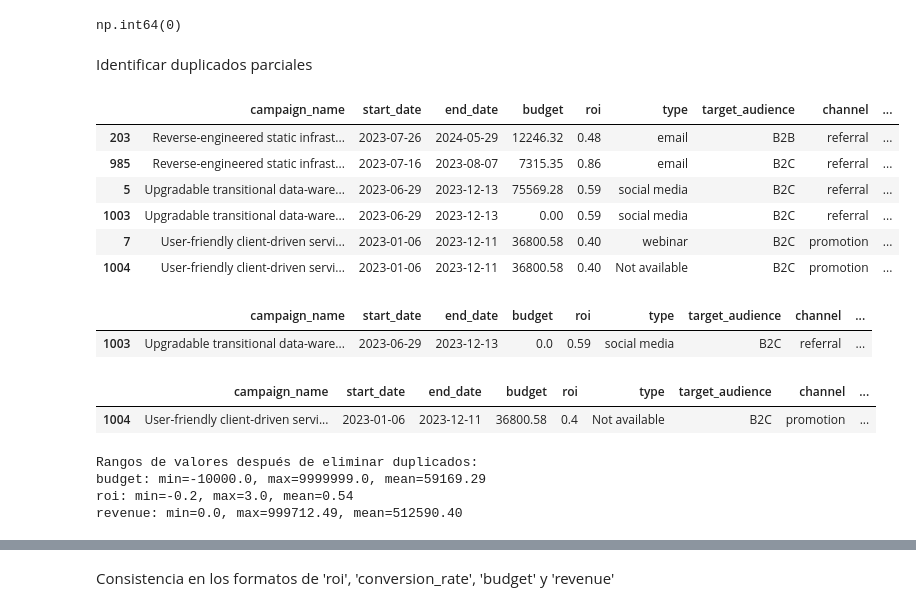
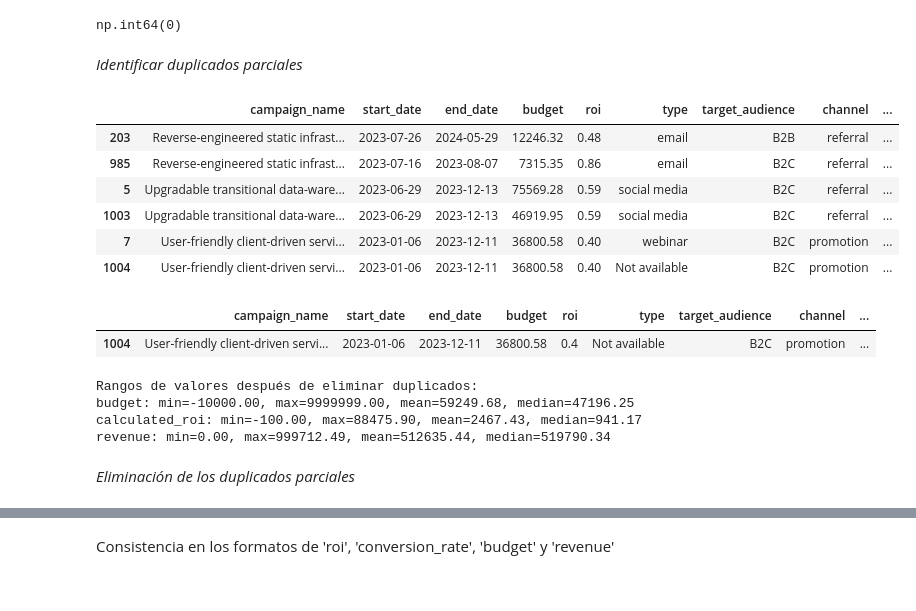
Before and after one commit to Victor-Marti/marketing, a Jupyter notebook: notebooks/preprocesamiento.ipynb, the cells around one changed output, grey strips where cells are left out. Saved outputs shown, nothing was run; the diff lists cells and outputs as text; code cells hidden in the pictures.

Commit message:
Marketing campaigns analyse

```diff
--- a/notebooks/preprocesamiento.ipynb
+++ b/notebooks/preprocesamiento.ipynb
@@ -350,3 +506,3 @@ print(valor_tres)
 # %%
-df['roi'] = df['roi'].replace([float('inf'), -float('inf')], 0)
+df2['calculated_roi'] = df2['calculated_roi'].replace([float('inf'), -float('inf')], 0)
 # %%
@@ -363,3 +515,3 @@ print(df['roi'].unique())
 # %%
-df['campaign_duration'] = df['campaign_duration'].astype(float)
+df2['campaign_duration'] = df2['campaign_duration'].astype(float)
 # %%
@@ -379,8 +533,8 @@ campaign_duration           float64
 dtype: object
 # %%
-df['campaign_duration'] = (df['end_date'] - df['start_date']).dt.days
+df2['campaign_duration'] = (df2['end_date'] - df2['start_date']).dt.days
 
-average_campaign_duration = df['campaign_duration'].mean()
+average_campaign_duration = df2['campaign_duration'].mean()
 print(f"Average Campaign Duration: {average_campaign_duration:.2f} days")
 # %% [output]
 Average Campaign Duration: 364.24 days
@@ -415,5 +569,5 @@ df[df.duplicated()]
 | 1019 | Multi-lateral dedicated workforce | 2023-06-15 | 2024-06-15 | 94084.21 | 0.58 | podcast | B2B | referral | ... |
 | 1020 | Cross-platform demand-driven enco... | 2023-07-21 | 2023-11-04 | 64041.37 | 0.16 | social media | B2B | promotion | ... |
 # %%
-df = df.drop_duplicates()
+df2 = df2.drop_duplicates()
 # %%
@@ -421,22 +575,16 @@ df.duplicated().sum()
 # %% [output]
 np.int64(0)
 # %% [markdown]
-Identificar duplicados parciales
+*Identificar duplicados parciales*
 # %%
-partial_duplicates = df[df.duplicated(subset='campaign_name', keep=False)].sort_values(by='campaign_name', ascending=True)
+partial_duplicates = df2[df2.duplicated(subset='campaign_name', keep=False)].sort_values(by='campaign_name', ascending=True)
 partial_duplicates
 # %% [output]
 |  | campaign_name | start_date | end_date | budget | roi | type | target_audience | channel | ... |
 | 203 | Reverse-engineered static infrast... | 2023-07-26 | 2024-05-29 | 12246.32 | 0.48 | email | B2B | referral | ... |
 | 985 | Reverse-engineered static infrast... | 2023-07-16 | 2023-08-07 | 7315.35 | 0.86 | email | B2C | referral | ... |
 | 5 | Upgradable transitional data-ware... | 2023-06-29 | 2023-12-13 | 75569.28 | 0.59 | social media | B2C | referral | ... |
-| 1003 | Upgradable transitional data-ware... | 2023-06-29 | 2023-12-13 | 0.00 | 0.59 | social media | B2C | referral | ... |
+| 1003 | Upgradable transitional data-ware... | 2023-06-29 | 2023-12-13 | 46919.95 | 0.59 | social media | B2C | referral | ... |
 | 7 | User-friendly client-driven servi... | 2023-01-06 | 2023-12-11 | 36800.58 | 0.40 | webinar | B2C | promotion | ... |
 | 1004 | User-friendly client-driven servi... | 2023-01-06 | 2023-12-11 | 36800.58 | 0.40 | Not available | B2C | promotion | ... |
-# %%
-valor_duplicado_uno = df[(df['campaign_name'] == 'Upgradable transitional data-warehouse') & (df['budget'] == 0)]
-valor_duplicado_uno
-# %% [output]
-|  | campaign_name | start_date | end_date | budget | roi | type | target_audience | channel | ... |
-| 1003 | Upgradable transitional data-ware... | 2023-06-29 | 2023-12-13 | 0.0 | 0.59 | social media | B2C | referral | ... |
 # %%
@@ -457,11 +604,13 @@ df = df.drop(indices_a_eliminar)
 # %%
 # Verificar que no hemos perdido información valiosa
 print("Rangos de valores después de eliminar duplicados:")
-for col in ['budget', 'roi', 'revenue']:
-    print(f"{col}: min={df[col].min()}, max={df[col].max()}, mean={df[col].mean():.2f}")
+for col in ['budget', 'calculated_roi', 'revenue']:
+    print(f"{col}: min={df2[col].min():.2f}, max={df2[col].max():.2f}, mean={df2[col].mean():.2f}, median={df2[col].median():.2f}")
 # %% [output]
 Rangos de valores después de eliminar duplicados:
-budget: min=-10000.0, max=9999999.0, mean=59169.29
-roi: min=-0.2, max=3.0, mean=0.54
-revenue: min=0.0, max=999712.49, mean=512590.40
+budget: min=-10000.00, max=9999999.00, mean=59249.68, median=47196.25
+calculated_roi: min=-100.00, max=88475.90, mean=2467.43, median=941.17
+revenue: min=0.00, max=999712.49, mean=512635.44, median=519790.34
+# %% [markdown]
+*Eliminación de los duplicados parciales*
 # %%
```
Also changed, not shown: parts of 124 cells of this notebook, 5 other files.
